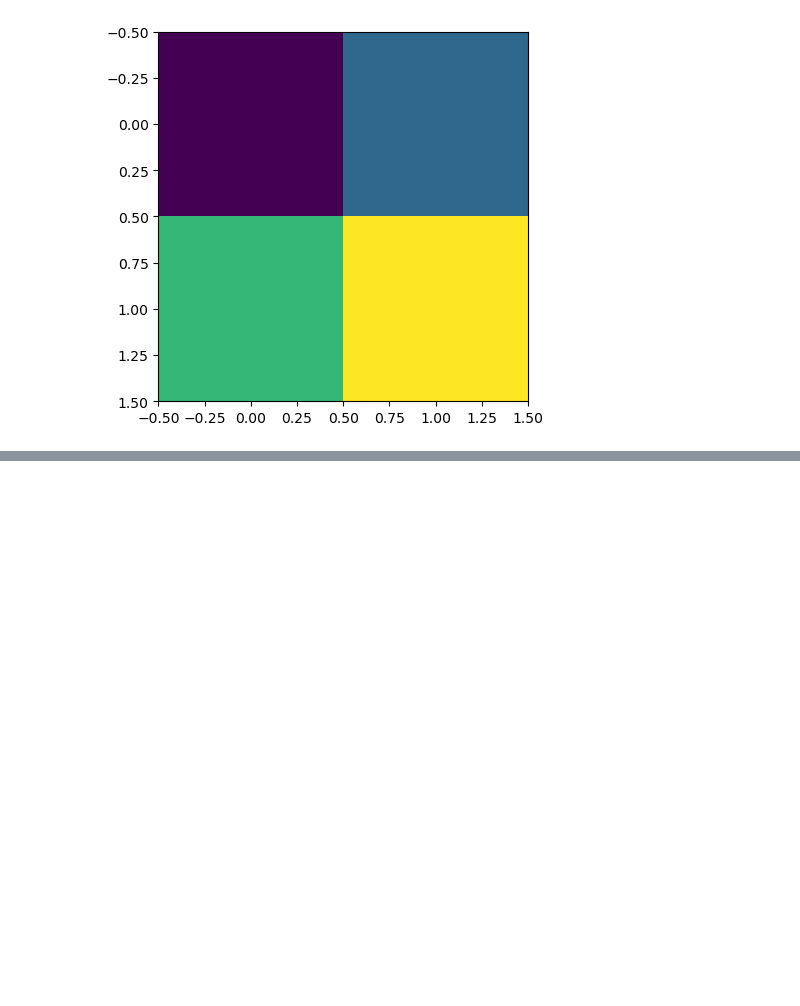
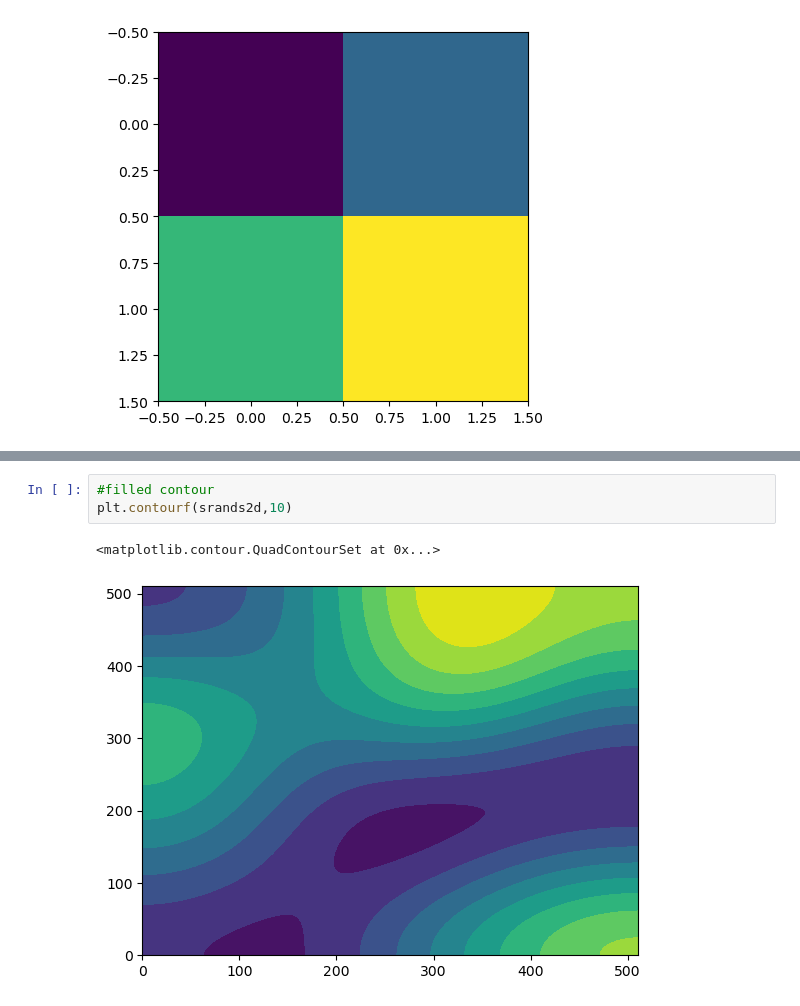
Before and after one commit to yashraj-shri17/GENERAL-STUFF, a Jupyter notebook: MatPlot-1.ipynb, the cells around one changed output, grey strips where cells are left out. Drawn from its saved outputs; the diff is of its cells as text; blank space fills up the shorter version.

```diff
--- a/MatPlot-1.ipynb
+++ b/MatPlot-1.ipynb
@@ -334,0 +343,6 @@ plt.colorbar()
+# %%
+#filled contour
+plt.contourf(srands2d,10)
+# %% [output]
+<matplotlib.contour.QuadContourSet at 0x...>
+[figure, added]
```
Also changed, not shown: parts of 29 cells of this notebook.
